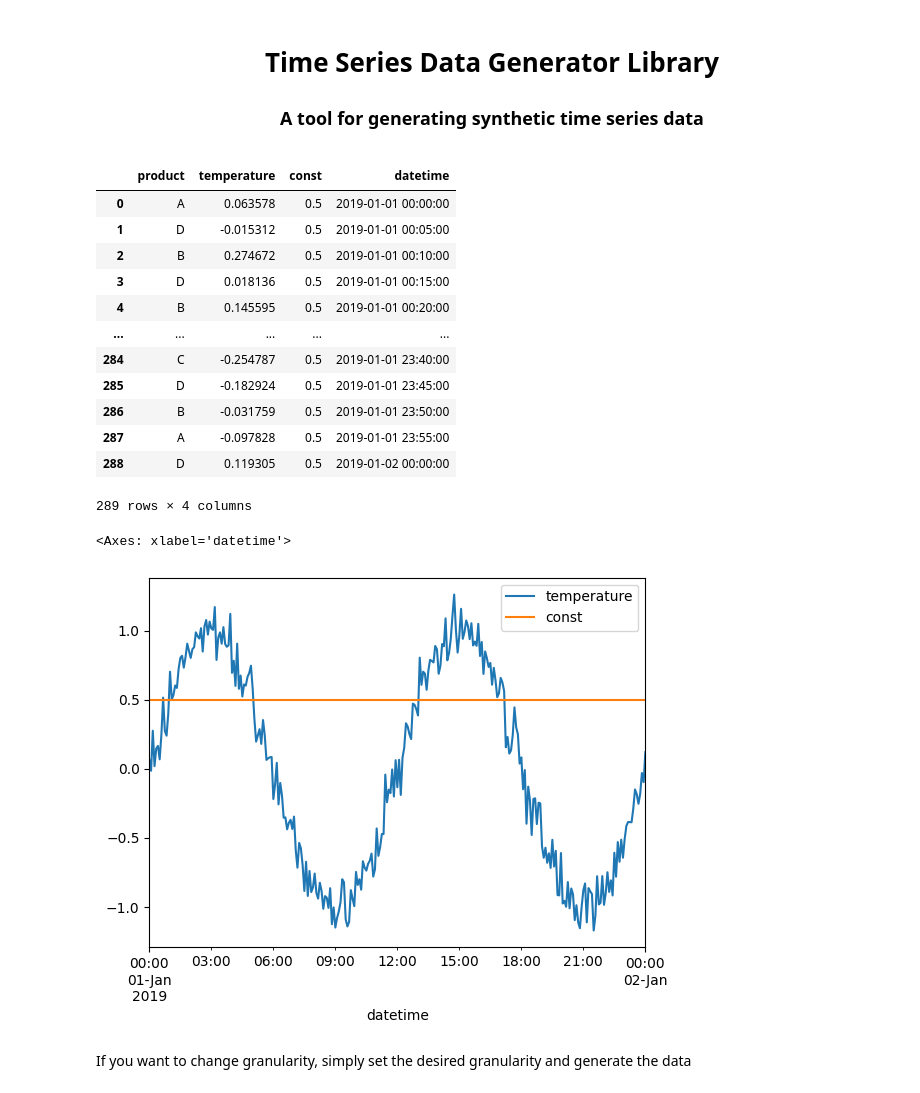
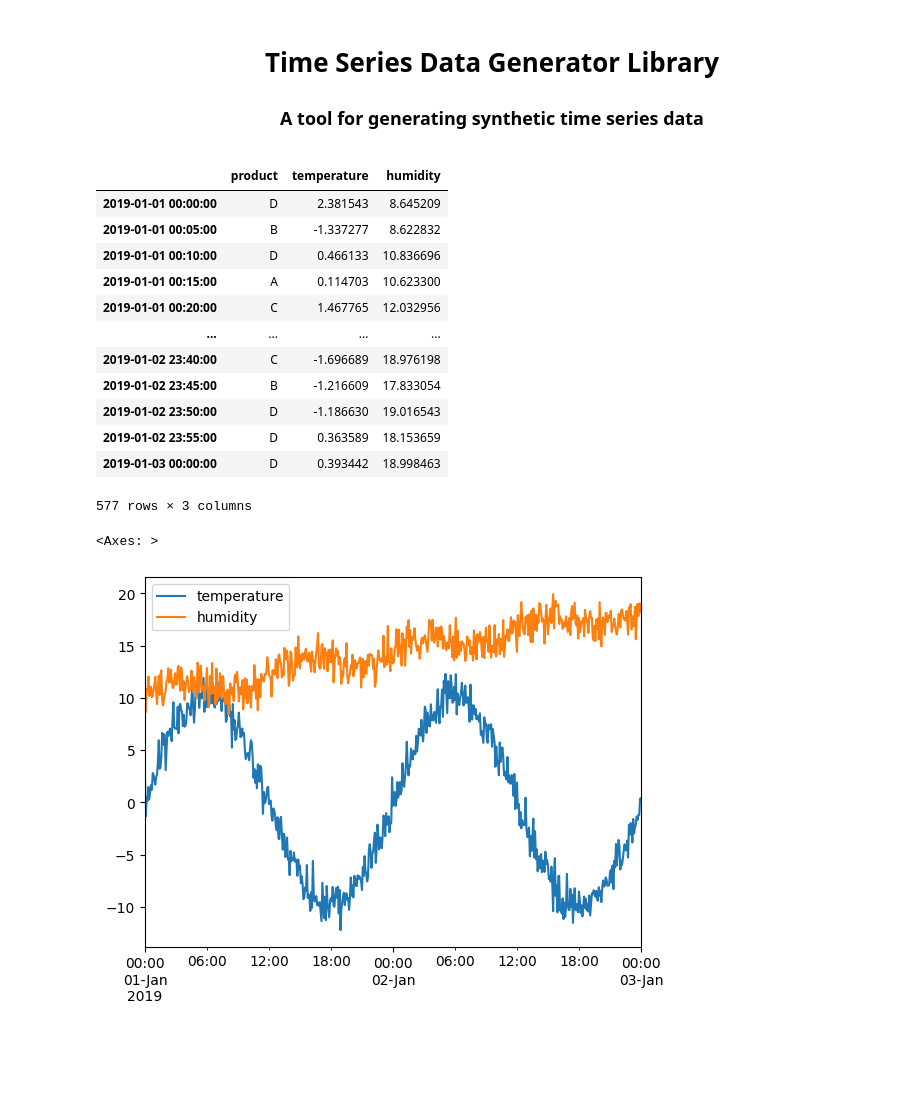
Before and after one commit to manojmanivannan/ts-data-generator, a Jupyter notebook: notebooks/sample.ipynb, the cells around one changed output. Drawn from its saved outputs; the diff is of its cells as text; code cells hidden in the pictures; blank space fills up the shorter version.

Commit message:
refactor with addition of trends

```diff
--- a/notebooks/sample.ipynb
+++ b/notebooks/sample.ipynb
@@ -13,31 +14,37 @@ import matplotlib.pyplot as plt
 # %%
 d = DataGen()
 d.start_datetime = "2019-01-01"
-d.end_datetime = "2019-01-02"
+d.end_datetime = "2019-01-03"
+d.granularity = Granularity.FIVE_MIN
 d.add_dimension("product", random_choice(["A", "B", "C", "D"]))
-d.add_metric(name="temperature", function_type="sine", frequency_in_hour=12, offset_in_minutes=0, scale=1)
-d.add_metric(name="const", function_type="constant", function_value=0.5)
+
+metric1_trend = SinusoidalTrend(name="sine", amplitude=10, freq=24, phase=0, noise_level=10)
+
+d.add_metric(name="temperature", trends=[metric1_trend])
+
+metric2_trend = SinusoidalTrend(name="sine", amplitude=1, freq=12, phase=0, noise_level=2)
+metric3_trend = LinearTrend(name="linear", limit=100, offset=10, noise_level=1)
+
+d.add_metric(name="humidity", trends=[metric2_trend,metric3_trend])
 d.generate_data()
 # %%
 d.data
 # %% [output]
-|  | product | temperature | const | datetime |
-| 0 | A | 0.063578 | 0.5 | 2019-01-01 00:00:00 |
-| 1 | D | -0.015312 | 0.5 | 2019-01-01 00:05:00 |
-| 2 | B | 0.274672 | 0.5 | 2019-01-01 00:10:00 |
-| 3 | D | 0.018136 | 0.5 | 2019-01-01 00:15:00 |
-| 4 | B | 0.145595 | 0.5 | 2019-01-01 00:20:00 |
-| ... | ... | ... | ... | ... |
-| 284 | C | -0.254787 | 0.5 | 2019-01-01 23:40:00 |
-| 285 | D | -0.182924 | 0.5 | 2019-01-01 23:45:00 |
-| 286 | B | -0.031759 | 0.5 | 2019-01-01 23:50:00 |
-| 287 | A | -0.097828 | 0.5 | 2019-01-01 23:55:00 |
-| 288 | D | 0.119305 | 0.5 | 2019-01-02 00:00:00 |
+|  | product | temperature | humidity |
+| 2019-01-01 00:00:00 | D | 2.381543 | 8.645209 |
+| 2019-01-01 00:05:00 | B | -1.337277 | 8.622832 |
+| 2019-01-01 00:10:00 | D | 0.466133 | 10.836696 |
+| 2019-01-01 00:15:00 | A | 0.114703 | 10.623300 |
+| 2019-01-01 00:20:00 | C | 1.467765 | 12.032956 |
+| ... | ... | ... | ... |
+| 2019-01-02 23:40:00 | C | -1.696689 | 18.976198 |
+| 2019-01-02 23:45:00 | B | -1.216609 | 17.833054 |
+| 2019-01-02 23:50:00 | D | -1.186630 | 19.016543 |
+| 2019-01-02 23:55:00 | D | 0.363589 | 18.153659 |
+| 2019-01-03 00:00:00 | D | 0.393442 | 18.998463 |
-289 rows × 4 columns
+577 rows × 3 columns
 # %%
-d.data.plot(x="datetime", y=["temperature",'const'])
+d.data.plot()
 # %% [output]
-<Axes: xlabel='datetime'>
+<Axes: >
-[figure, old version]
+[figure, new version]
-# %% [markdown]
-If you want to change granularity, simply set the desired granularity and generate the data
```
Also changed, not shown: parts of 4 cells of this notebook, 5 other files.
